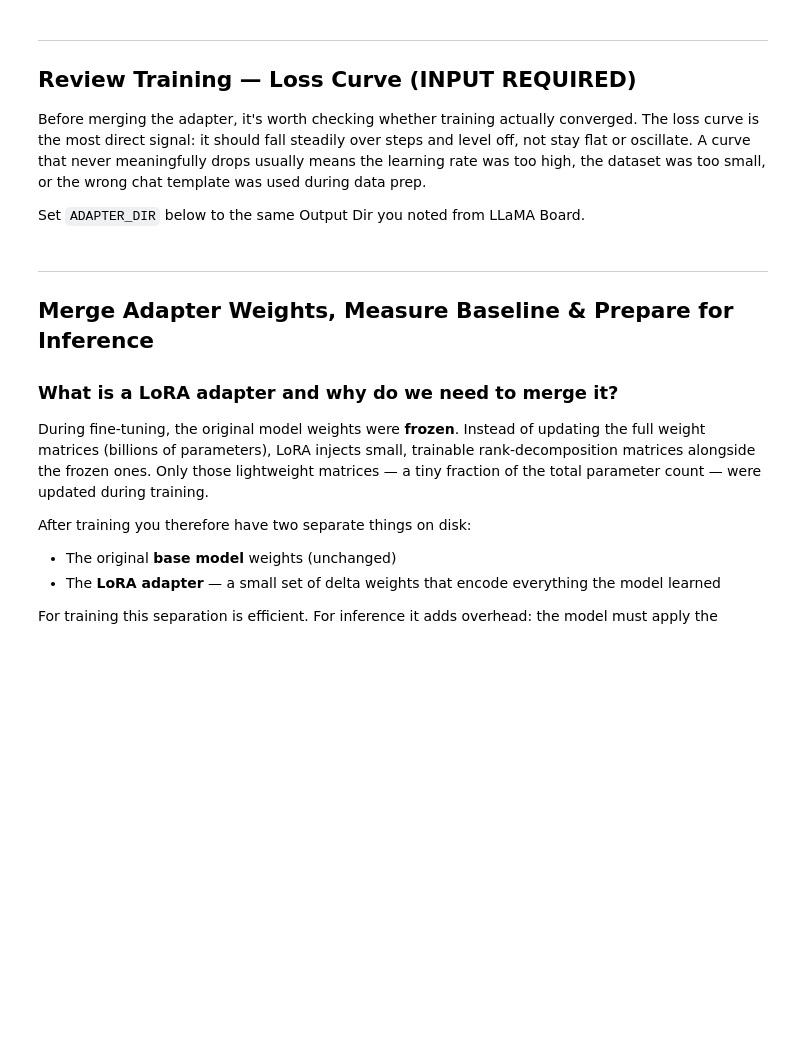
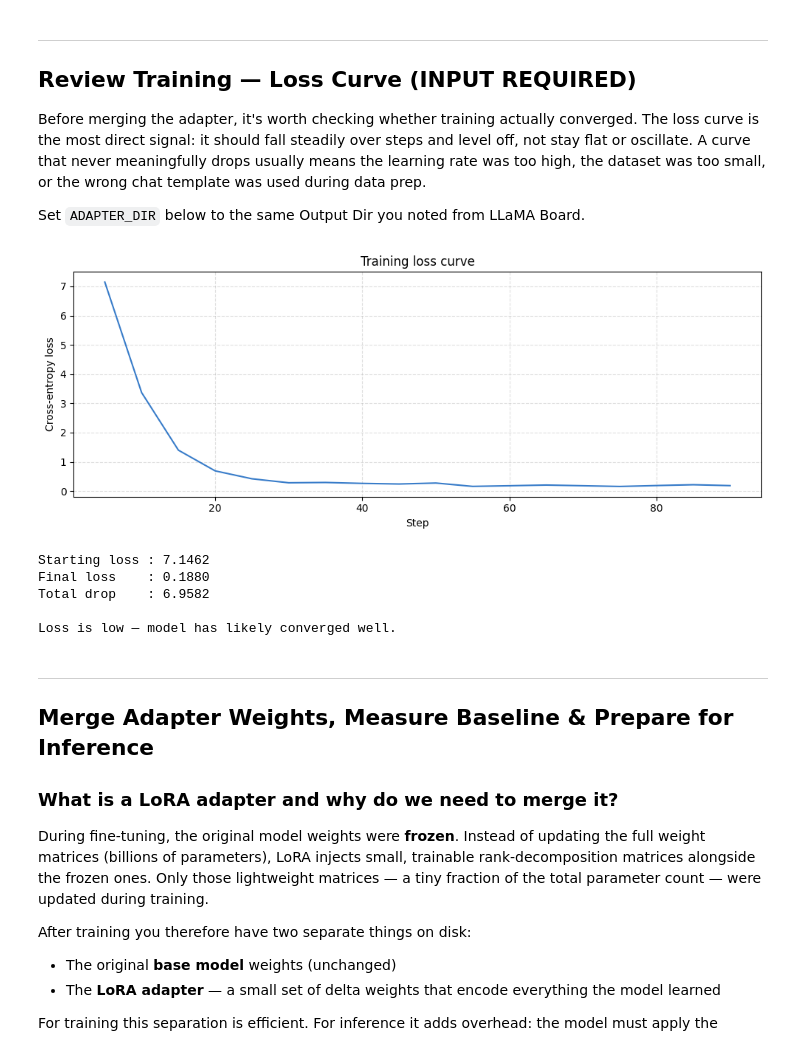
Before and after one commit to mastering-agentic-ai/week5-finetune-support-ticket-classifier, a Jupyter notebook: Finetune_Support_Ticket_Classifier_Qwen3.ipynb, the cells around one changed output. Drawn from its saved outputs; the diff is of its cells as text; code cells hidden in the pictures; blank space fills up the shorter version.

```diff
--- a/Finetune_Support_Ticket_Classifier_Qwen3.ipynb
+++ b/Finetune_Support_Ticket_Classifier_Qwen3.ipynb
@@ -204,39 +264,46 @@ Set `ADAPTER_DIR` below to the same Output Dir you noted from LLaMA Board.
 import json, matplotlib.pyplot as plt
 from pathlib import Path
 
-ADAPTER_DIR = "/content/LLaMA-Factory/saves/Qwen3-1.7B-Base/lora/train_XXXX-XX-XX-XX-XX-XX"  # <-- CHANGE THIS
+ADAPTER_DIR = "/content/LLaMA-Factory/saves/Qwen3-1.7B-Base/lora/train_2026-11-06-05-36-27"  # <-- CHANGE THIS
 MERGED_DIR      = "/content/qwen3_merged"
 BASE_MODEL_NAME = "Qwen/Qwen3-1.7B-Base"
 
 log_file = Path(ADAPTER_DIR) / "trainer_log.jsonl"
 if not log_file.exists():
     raise FileNotFoundError(f"trainer_log.jsonl not found in {ADAPTER_DIR!r}")
 
 records = [json.loads(l) for l in log_file.read_text().splitlines() if l.strip()]
 steps   = [r["current_steps"] for r in records if r.get("loss") is not None]
 losses  = [r["loss"]          for r in records if r.get("loss") is not None]
 
 fig, ax = plt.subplots(figsize=(10, 4))
 ax.plot(steps, losses, linewidth=1.5, color="#1565C0", alpha=0.85)
 ax.set_xlabel("Step")
 ax.set_ylabel("Cross-entropy loss")
 ax.set_title("Training loss curve")
 ax.grid(True, linestyle="--", alpha=0.4)
 plt.tight_layout()
 plt.savefig("/content/training_curve.png", dpi=120)
 plt.show()
 
 total_drop = losses[0] - losses[-1]
 print(f"Starting loss : {losses[0]:.4f}")
 print(f"Final loss    : {losses[-1]:.4f}")
 print(f"Total drop    : {total_drop:.4f}")
 print()
 if losses[-1] < 0.5:
     print("Loss is low — model has likely converged well.")
 elif losses[-1] < 1.2:
     print("Loss is moderate — model has learned but may benefit from more epochs.")
 else:
     print("Loss is still high — consider more epochs, a lower learning rate, or checking the data format.")
+# %% [output]
+[figure, added]
+Starting loss : 7.1462
+Final loss    : 0.1880
+Total drop    : 6.9582
+
+Loss is low — model has likely converged well.
 # %% [markdown]
 ---
 ## Merge Adapter Weights, Measure Baseline & Prepare for Inference
```
Also changed, not shown: parts of 11 cells of this notebook.
